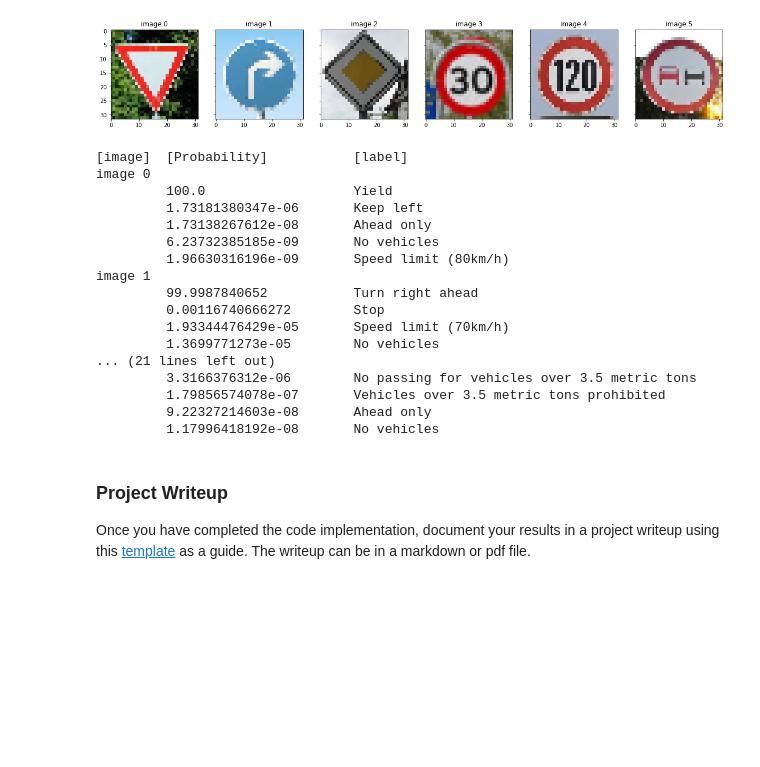
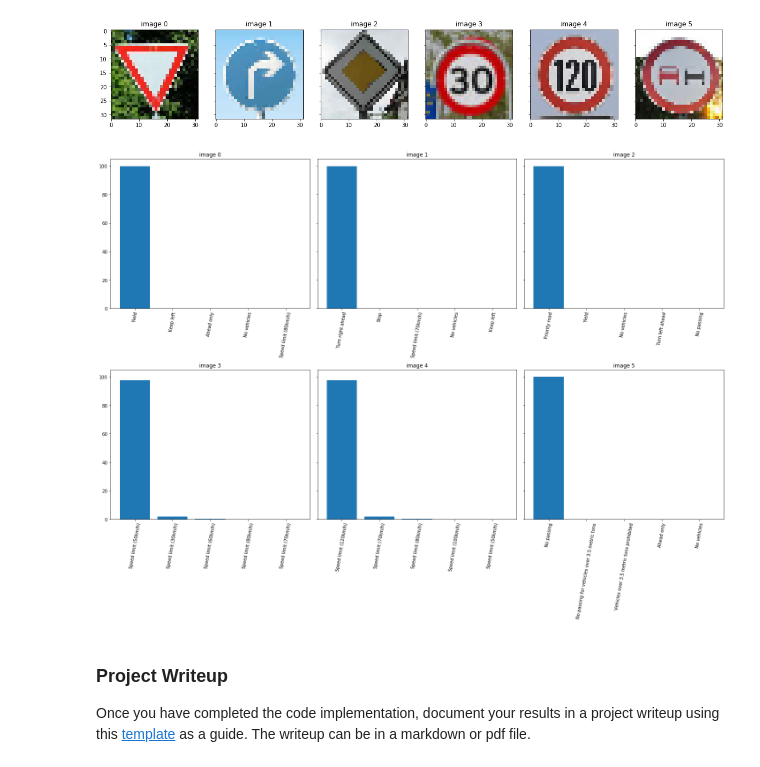
Before and after one commit to Kazutaka333/traffic_sign_classifier, a Jupyter notebook: Traffic_Sign_Classifier.ipynb, the cells around one changed output. Saved outputs shown, nothing was run; the diff lists cells and outputs as text; code cells hidden in the pictures; blank space fills up the shorter version.

Commit message:
added probability bar graph

```diff
--- a/Traffic_Sign_Classifier.ipynb
+++ b/Traffic_Sign_Classifier.ipynb
@@ -287,9 +287,11 @@ if not pickle_enabled:
     X_train = np.concatenate((X_train_gray, X_augmented))
     y_train = np.concatenate((y_train_raw, y_augmented))
     X_train = preprocess(X_train)
-    pickle.dump(X_train, open( "./augmented_data.p", "wb" ) )
+    pickle.dump(X_train, open( "./X_train.p", "wb" ) )
+    pickle.dump(y_train, open( "./y_train.p", "wb" ) )
 else:
-    X_train = pickle.load( open( "./augmented_data.p", "rb" ) )
+    X_train = pickle.load( open( "./X_train.p", "rb" ) )
+    y_train = pickle.load( open( "./y_train.p", "rb" ) )
 # %%
 X_valid = preprocess(X_valid_gray)
 X_test = preprocess(X_test_gray)
@@ -585,33 +587,27 @@ for i, img in enumerate(resized):
 # %% [output]
 [figure]
 # %%
-max_len = len("0.000221049208449")
-print("[image] ", "[Probability]", "\t\t", "[label]")
+fig, axes = plt.subplots(nrows=2, ncols=3, figsize=(20, 15), sharey=True)
+
 for i, prob in enumerate(prob5[0]):
-    print("image " + str(i))
-    for j,each in enumerate(prob):
-        number = str(each*100)
-        if len(str(each*100)) < max_len:
-            number = str(each*100) + " " * (max_len-len(str(each*100)))
-        print("\t", number, "\t", labels[prob5[1][i][j]])
+    row = i//3
+    col = i%3
+    plt.sca(axes[row,col])
+    plt.bar(range(len(prob)), prob*100)
+    plt.title("image " + str(i))
+    plt.xticks(np.arange(len(prob)), np.array(labels)[np.int32(prob5[1][i])], rotation='80')
+
+plt.tight_layout()
+
+#     axis = axes[col, row]
+#     axis.get_xaxis().set_ticks()
+# #     for j,each in enumerate(prob):
+# #         number = str(each*100)
+# #         if len(str(each*100)) < max_len:
+# #             number = str(each*100) + " " * (max_len-len(str(each*100)))
+# #         print("\t", number, "\t", labels[prob5[1][i][j]])
 # %% [output]
-[image]  [Probability]           [label]
-image 0
-         100.0                   Yield
-         1.73181380347e-06       Keep left
-         1.73138267612e-08       Ahead only
-         6.23732385185e-09       No vehicles
-         1.96630316196e-09       Speed limit (80km/h)
-image 1
-         99.9987840652           Turn right ahead
-         0.00116740666272        Stop
-         1.93344476429e-05       Speed limit (70km/h)
-         1.3699771273e-05        No vehicles
-... (21 lines left out)
-         3.3166376312e-06        No passing for vehicles over 3.5 metric tons
-         1.79856574078e-07       Vehicles over 3.5 metric tons prohibited
-         9.22327214603e-08       Ahead only
-         1.17996418192e-08       No vehicles
+[figure, added]
 # %% [markdown]
 ### Project Writeup
 
```
Also changed, not shown: parts of 1 cell of this notebook.
